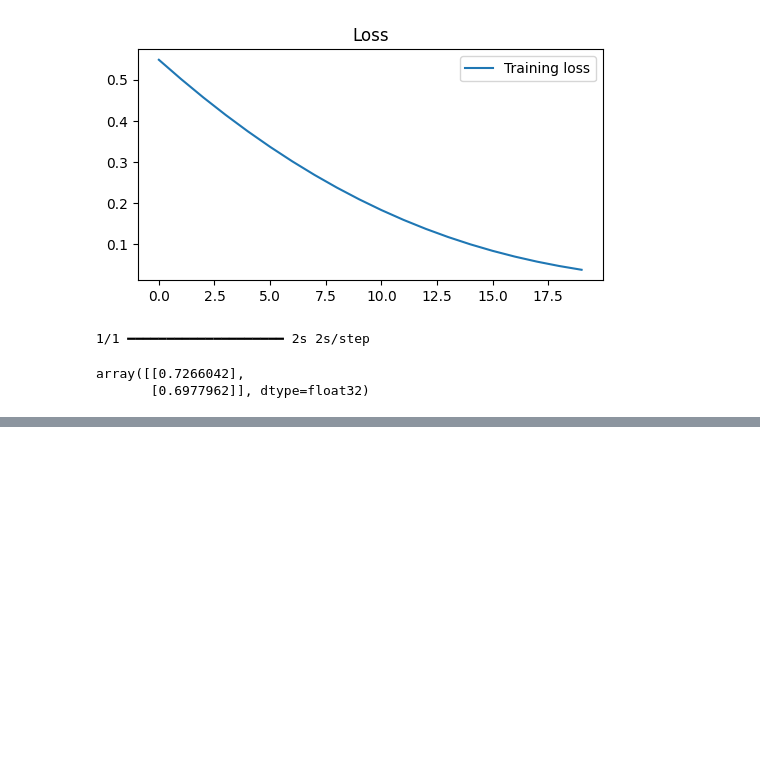
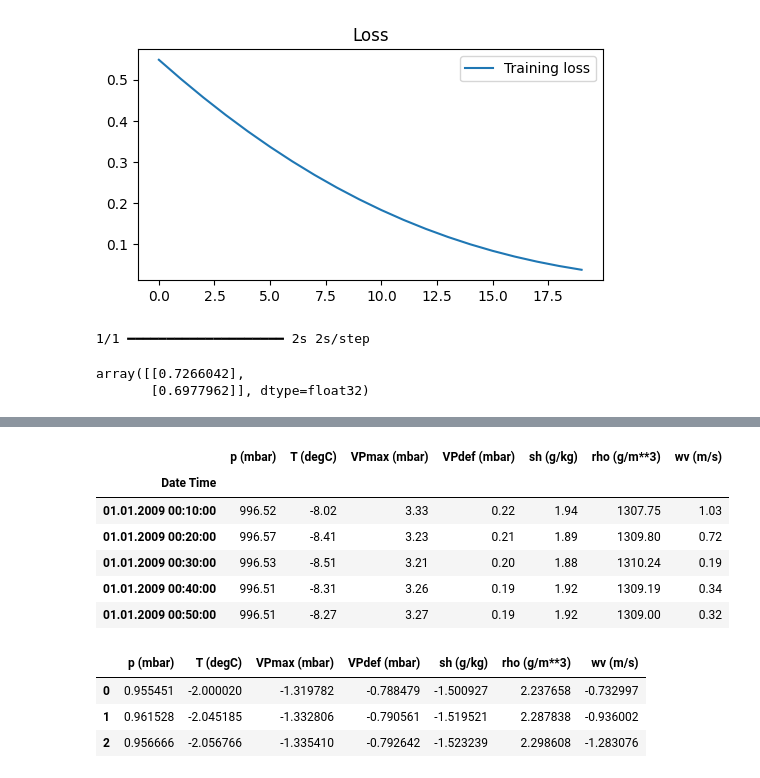
Before and after one commit to mausam1112/TechAxis, a Jupyter notebook: class1/day64-rnn.ipynb, the cells around one changed output, grey strips where cells are left out. Cells and saved outputs as stored; diff of their text form; code cells hidden in the pictures; blank space fills up the shorter version.

```diff
--- a/class1/day64-rnn.ipynb
+++ b/class1/day64-rnn.ipynb
@@ -63,0 +187,3 @@ array([[0.7266042],
+# %%
+selected_features = [feature_keys[i] for i in [0, 1, 5, 7, 8, 10, 11]]
+selected_features
@@ -63,0 +198,21 @@ array([[0.7266042],
+# %%
+features = df[selected_features]
+features.index = df[date_time_key]
+features.head()
+# %% [output]
+|  | p (mbar) | T (degC) | VPmax (mbar) | VPdef (mbar) | sh (g/kg) | rho (g/m**3) | wv (m/s) |
+| Date Time |  |  |  |  |  |  |  |
+| 01.01.2009 00:10:00 | 996.52 | -8.02 | 3.33 | 0.22 | 1.94 | 1307.75 | 1.03 |
+| 01.01.2009 00:20:00 | 996.57 | -8.41 | 3.23 | 0.21 | 1.89 | 1309.80 | 0.72 |
+| 01.01.2009 00:30:00 | 996.53 | -8.51 | 3.21 | 0.20 | 1.88 | 1310.24 | 0.19 |
+| 01.01.2009 00:40:00 | 996.51 | -8.31 | 3.26 | 0.19 | 1.92 | 1309.19 | 0.34 |
+| 01.01.2009 00:50:00 | 996.51 | -8.27 | 3.27 | 0.19 | 1.92 | 1309.00 | 0.32 |
+# %%
+features = normalize(features.values, train_split)
+features = pd.DataFrame(features, columns=selected_features)
+features.head(3)
+# %% [output]
+|  | p (mbar) | T (degC) | VPmax (mbar) | VPdef (mbar) | sh (g/kg) | rho (g/m**3) | wv (m/s) |
+| 0 | 0.955451 | -2.000020 | -1.319782 | -0.788479 | -1.500927 | 2.237658 | -0.732997 |
+| 1 | 0.961528 | -2.045185 | -1.332806 | -0.790561 | -1.519521 | 2.287838 | -0.936002 |
+| 2 | 0.956666 | -2.056766 | -1.335410 | -0.792642 | -1.523239 | 2.298608 | -1.283076 |
```
Also changed, not shown: parts of 24 cells of this notebook.
